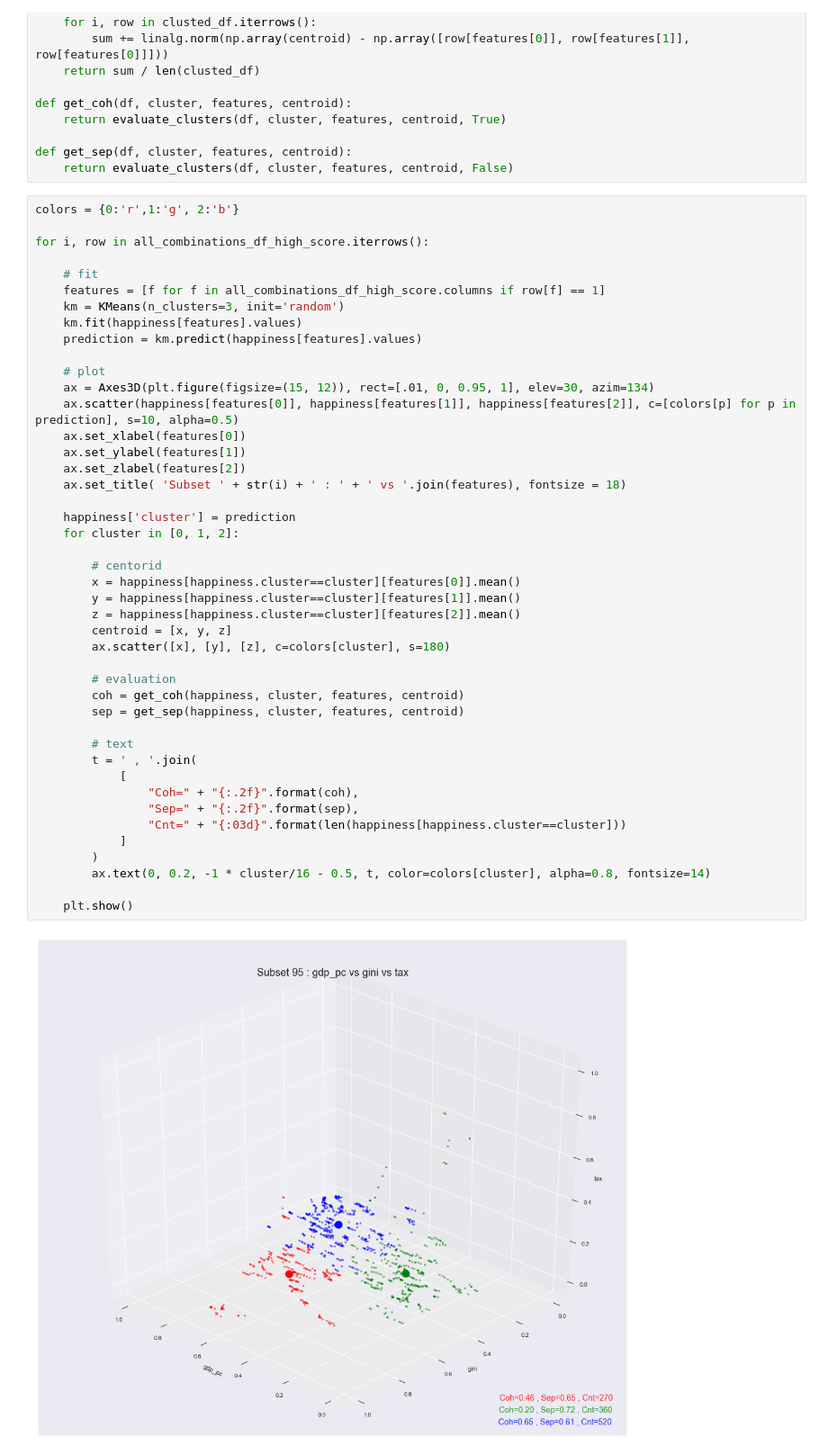
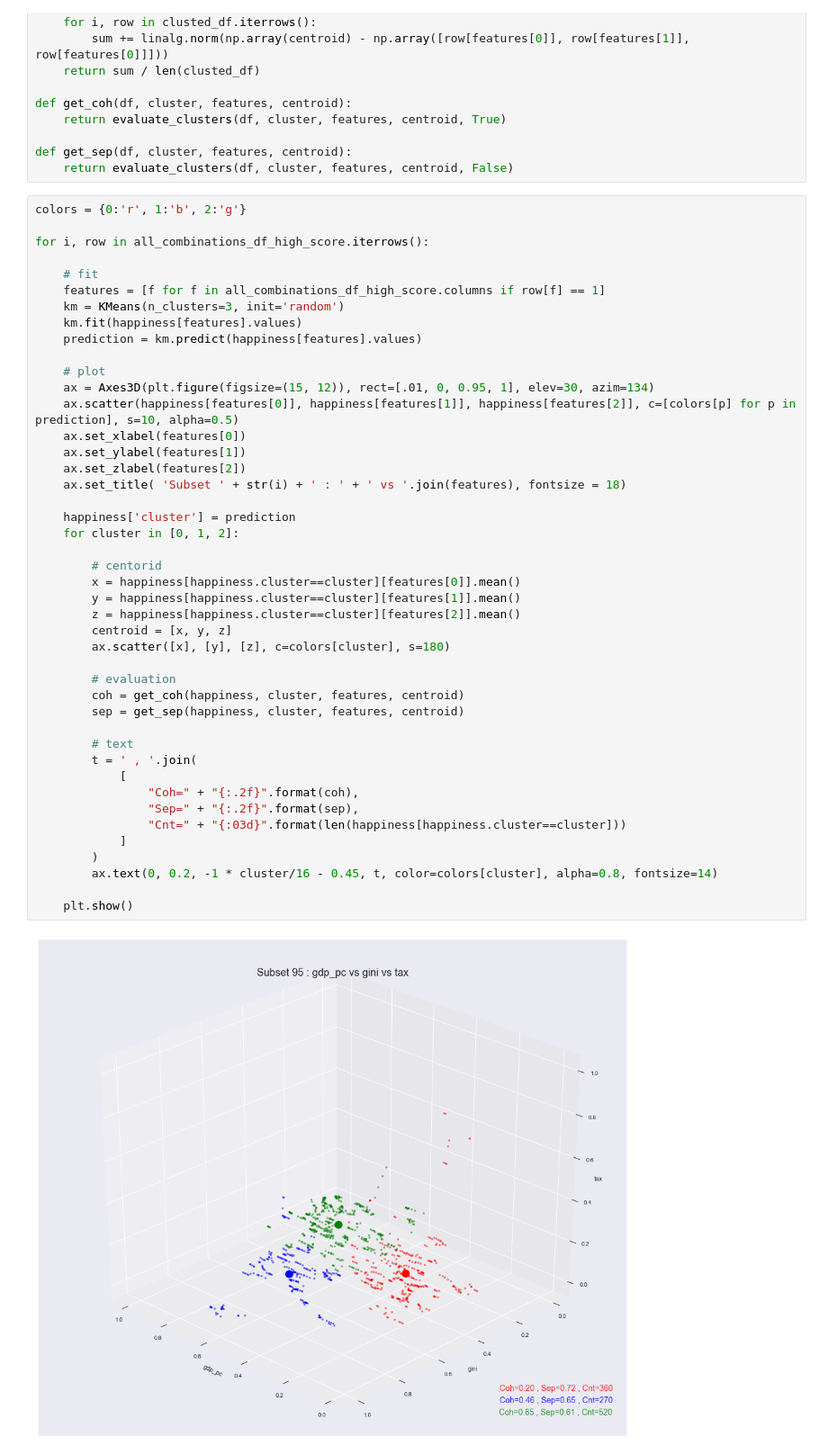
Before and after one commit to Mooophy/158222, a Jupyter notebook: as3/As3.ipynb, the cells around one changed output. Shown at 90% size. Saved outputs shown, nothing was run; the diff lists cells and outputs as text.

```diff
--- a/as3/As3.ipynb
+++ b/as3/As3.ipynb
@@ -336,7 +336,7 @@ def get_coh(df, cluster, features, centroid):
 def get_sep(df, cluster, features, centroid):
     return evaluate_clusters(df, cluster, features, centroid, False)
 # %%
-colors = {0:'r',1:'g', 2:'b'}
+colors = {0:'r', 1:'b', 2:'g'}
 
 for i, row in all_combinations_df_high_score.iterrows():
 
@@ -352,32 +352,32 @@ for i, row in all_combinations_df_high_score.iterrows():
     ax.set_xlabel(features[0])
     ax.set_ylabel(features[1])
     ax.set_zlabel(features[2])
     ax.set_title( 'Subset ' + str(i) + ' : ' + ' vs '.join(features), fontsize = 18)
 
     happiness['cluster'] = prediction
     for cluster in [0, 1, 2]:
 
         # centorid
         x = happiness[happiness.cluster==cluster][features[0]].mean()
         y = happiness[happiness.cluster==cluster][features[1]].mean()
         z = happiness[happiness.cluster==cluster][features[2]].mean()
         centroid = [x, y, z]
         ax.scatter([x], [y], [z], c=colors[cluster], s=180)
 
         # evaluation
         coh = get_coh(happiness, cluster, features, centroid)
         sep = get_sep(happiness, cluster, features, centroid)
 
         # text
         t = ' , '.join(
             [
                 "Coh=" + "{:.2f}".format(coh),
                 "Sep=" + "{:.2f}".format(sep),
                 "Cnt=" + "{:03d}".format(len(happiness[happiness.cluster==cluster]))
             ]
         )
-        ax.text(0, 0.2, -1 * cluster/16 - 0.5, t, color=colors[cluster], alpha=0.8, fontsize=14)
+        ax.text(0, 0.2, -1 * cluster/16 - 0.45, t, color=colors[cluster], alpha=0.8, fontsize=14)
 
     plt.show()
 # %% [output]
-[figure, old version]
+[figure, new version]
```
Also changed, not shown: parts of 1 cell of this notebook.
